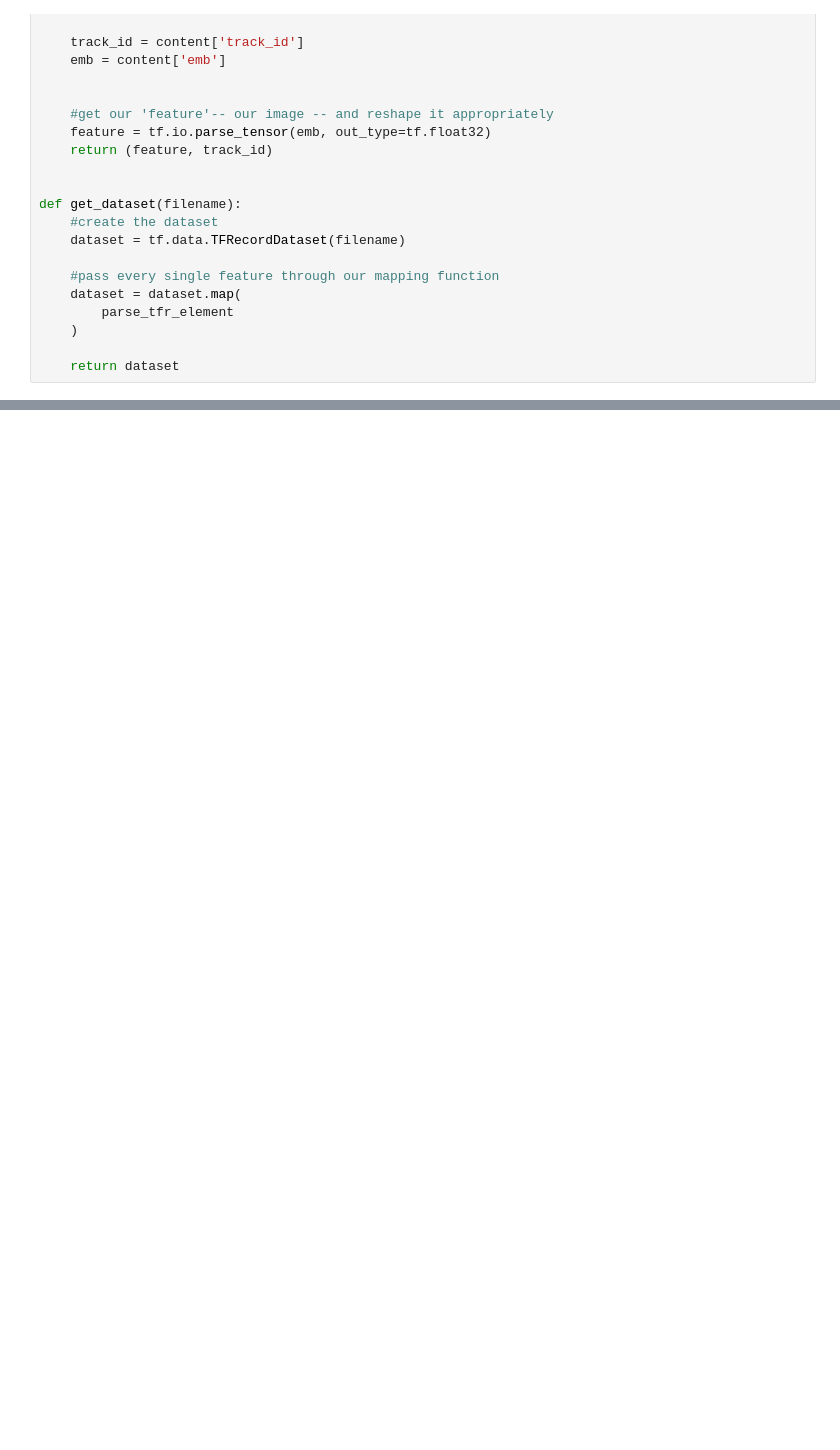
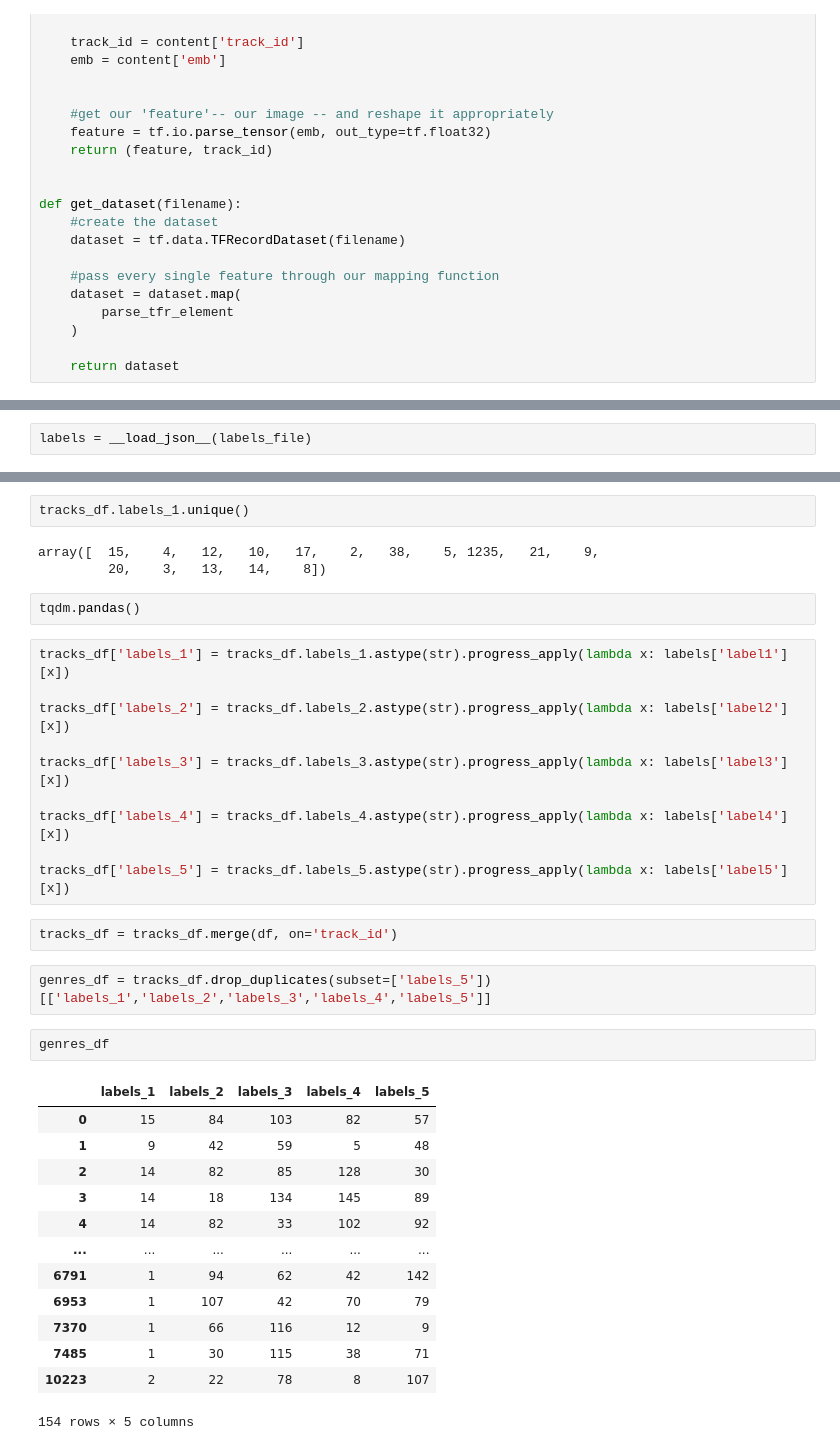
Before and after one commit to Sette/hmc, a Jupyter notebook: sabotage-trainning/notebooks/3 - Train.ipynb, the cells around one changed output, grey strips where cells are left out. Cells and saved outputs as stored; diff of their text form; blank space fills up the shorter version.

```diff
--- a/sabotage-trainning/notebooks/3 - Train.ipynb
+++ b/sabotage-trainning/notebooks/3 - Train.ipynb
@@ -419,0 +223,2 @@ report_metrics
+# %%
+labels = __load_json__(labels_file)
@@ -419,0 +245,37 @@ report_metrics
+# %%
+tracks_df.labels_1.unique()
+# %% [output]
+array([  15,    4,   12,   10,   17,    2,   38,    5, 1235,   21,    9,
+         20,    3,   13,   14,    8])
+# %%
+tqdm.pandas()
+# %%
+tracks_df['labels_1'] = tracks_df.labels_1.astype(str).progress_apply(lambda x: labels['label1'][x])
+
+tracks_df['labels_2'] = tracks_df.labels_2.astype(str).progress_apply(lambda x: labels['label2'][x])
+
+tracks_df['labels_3'] = tracks_df.labels_3.astype(str).progress_apply(lambda x: labels['label3'][x])
+
+tracks_df['labels_4'] = tracks_df.labels_4.astype(str).progress_apply(lambda x: labels['label4'][x])
+
+tracks_df['labels_5'] = tracks_df.labels_5.astype(str).progress_apply(lambda x: labels['label5'][x])
+# %%
+tracks_df = tracks_df.merge(df, on='track_id')
+# %%
+genres_df = tracks_df.drop_duplicates(subset=['labels_5'])[['labels_1','labels_2','labels_3','labels_4','labels_5']]
+# %%
+genres_df
+# %% [output]
+|  | labels_1 | labels_2 | labels_3 | labels_4 | labels_5 |
+| 0 | 15 | 84 | 103 | 82 | 57 |
+| 1 | 9 | 42 | 59 | 5 | 48 |
+| 2 | 14 | 82 | 85 | 128 | 30 |
+| 3 | 14 | 18 | 134 | 145 | 89 |
+| 4 | 14 | 82 | 33 | 102 | 92 |
+| ... | ... | ... | ... | ... | ... |
+| 6791 | 1 | 94 | 62 | 42 | 142 |
+| 6953 | 1 | 107 | 42 | 70 | 79 |
+| 7370 | 1 | 66 | 116 | 12 | 9 |
+| 7485 | 1 | 30 | 115 | 38 | 71 |
+| 10223 | 2 | 22 | 78 | 8 | 107 |
+154 rows × 5 columns
```
Also changed, not shown: parts of 48 cells of this notebook.
